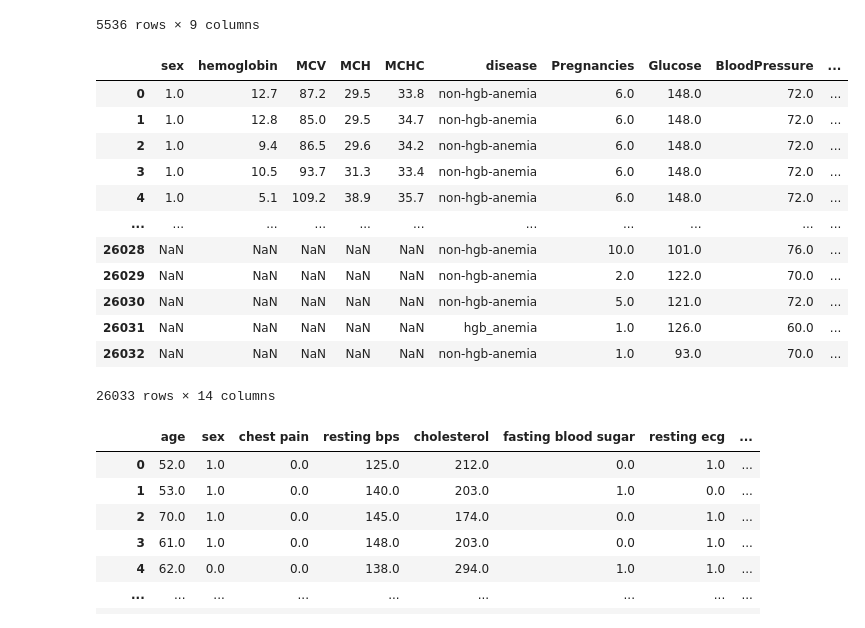
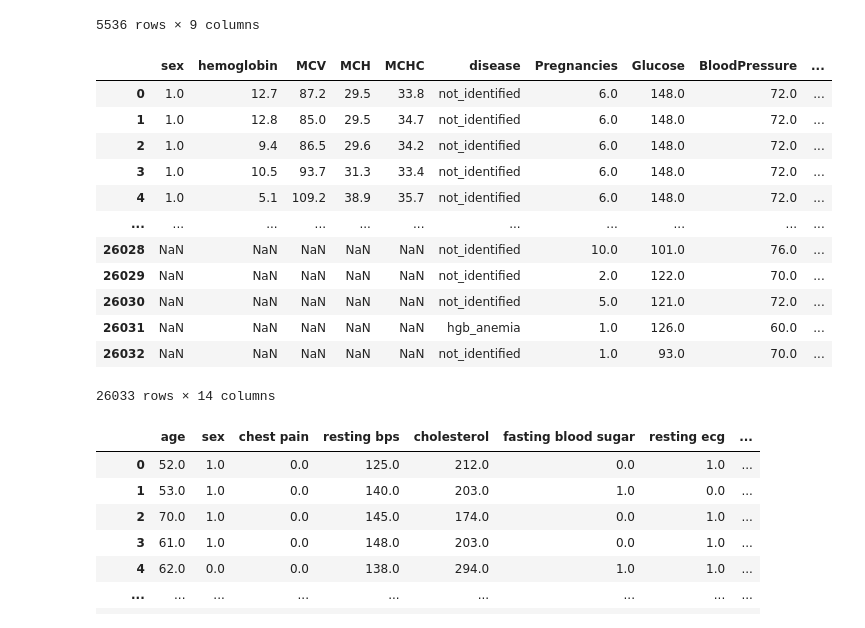
Before and after one commit to rajvi-collab/Disease_Detection, a Jupyter notebook: disease_detection.ipynb, the cells around one changed output. Saved outputs shown, nothing was run; the diff lists cells and outputs as text; code cells hidden in the pictures.

```diff
--- a/disease_detection.ipynb
+++ b/disease_detection.ipynb
@@ -84,40 +84,40 @@ df_diabetes
 # %%
 df_anemia_3 = pd.read_csv("./datasets/anemia/anemia_dataset_3.csv")
 selected_columns = ['GENDER', 'HGB','MCV', 'MCH', 'MCHC', 'HGB_Anemia_Class']
 df_anemia_3 = df_anemia_3[selected_columns]
 df_anemia_3.rename(columns={'GENDER': 'sex', 'HGB': 'hemoglobin', 'HGB_Anemia_Class': 'disease'}, inplace=True)
 df_anemia_3[df_anemia_3['disease'] == 1]
 
 df_anemia_1 = pd.read_csv("./datasets/anemia/anemia_dataset_1.csv")
 df_anemia_2 = pd.read_csv("./datasets/anemia/anemia_dataset_2.csv")
 data1_2 = pd.concat([df_anemia_1, df_anemia_2],ignore_index=True)
 data1_2.rename(columns={'Gender': 'sex', 'Hemoglobin': 'hemoglobin', 'Result': 'disease'}, inplace=True)
 
 df_anemia_4 = pd.read_csv("./datasets/anemia/anemia_dataset_4.csv")
 df_anemia_4.rename(columns={'Outcome': 'disease'}, inplace=True)
 
 df_anemia_di = pd.concat([df_anemia_3, data1_2, df_anemia_4],ignore_index=True)
 
-mapping = {0: 'non-hgb-anemia', 1: 'hgb_anemia'}
+mapping = {0: 'not_identified', 1: 'hgb_anemia'}
 df_anemia_di['disease'] = df_anemia_di['disease'].map(mapping)
 #filling null value
 df_anemia_di=df_anemia_di.fillna(method="backfill")
 # df_anemia_di.to_csv('./datasets/anemia/final_anemia_dataset.csv', index=False)
 
 df_anemia_di
 # %% [output]
 |  | sex | hemoglobin | MCV | MCH | MCHC | disease | Pregnancies | Glucose | BloodPressure | ... |
-| 0 | 1.0 | 12.7 | 87.2 | 29.5 | 33.8 | non-hgb-anemia | 6.0 | 148.0 | 72.0 | ... |
-| 1 | 1.0 | 12.8 | 85.0 | 29.5 | 34.7 | non-hgb-anemia | 6.0 | 148.0 | 72.0 | ... |
-| 2 | 1.0 | 9.4 | 86.5 | 29.6 | 34.2 | non-hgb-anemia | 6.0 | 148.0 | 72.0 | ... |
-| 3 | 1.0 | 10.5 | 93.7 | 31.3 | 33.4 | non-hgb-anemia | 6.0 | 148.0 | 72.0 | ... |
-| 4 | 1.0 | 5.1 | 109.2 | 38.9 | 35.7 | non-hgb-anemia | 6.0 | 148.0 | 72.0 | ... |
+| 0 | 1.0 | 12.7 | 87.2 | 29.5 | 33.8 | not_identified | 6.0 | 148.0 | 72.0 | ... |
+| 1 | 1.0 | 12.8 | 85.0 | 29.5 | 34.7 | not_identified | 6.0 | 148.0 | 72.0 | ... |
+| 2 | 1.0 | 9.4 | 86.5 | 29.6 | 34.2 | not_identified | 6.0 | 148.0 | 72.0 | ... |
+| 3 | 1.0 | 10.5 | 93.7 | 31.3 | 33.4 | not_identified | 6.0 | 148.0 | 72.0 | ... |
+| 4 | 1.0 | 5.1 | 109.2 | 38.9 | 35.7 | not_identified | 6.0 | 148.0 | 72.0 | ... |
 | ... | ... | ... | ... | ... | ... | ... | ... | ... | ... | ... |
-| 26028 | NaN | NaN | NaN | NaN | NaN | non-hgb-anemia | 10.0 | 101.0 | 76.0 | ... |
-| 26029 | NaN | NaN | NaN | NaN | NaN | non-hgb-anemia | 2.0 | 122.0 | 70.0 | ... |
-| 26030 | NaN | NaN | NaN | NaN | NaN | non-hgb-anemia | 5.0 | 121.0 | 72.0 | ... |
+| 26028 | NaN | NaN | NaN | NaN | NaN | not_identified | 10.0 | 101.0 | 76.0 | ... |
+| 26029 | NaN | NaN | NaN | NaN | NaN | not_identified | 2.0 | 122.0 | 70.0 | ... |
+| 26030 | NaN | NaN | NaN | NaN | NaN | not_identified | 5.0 | 121.0 | 72.0 | ... |
 | 26031 | NaN | NaN | NaN | NaN | NaN | hgb_anemia | 1.0 | 126.0 | 60.0 | ... |
-| 26032 | NaN | NaN | NaN | NaN | NaN | non-hgb-anemia | 1.0 | 93.0 | 70.0 | ... |
+| 26032 | NaN | NaN | NaN | NaN | NaN | not_identified | 1.0 | 93.0 | 70.0 | ... |
 26033 rows × 14 columns
 # %%
 data = pd.concat([df_heart_di, df_diabetes, df_anemia_di],ignore_index=True)
```
Also changed, not shown: parts of 19 cells of this notebook.
